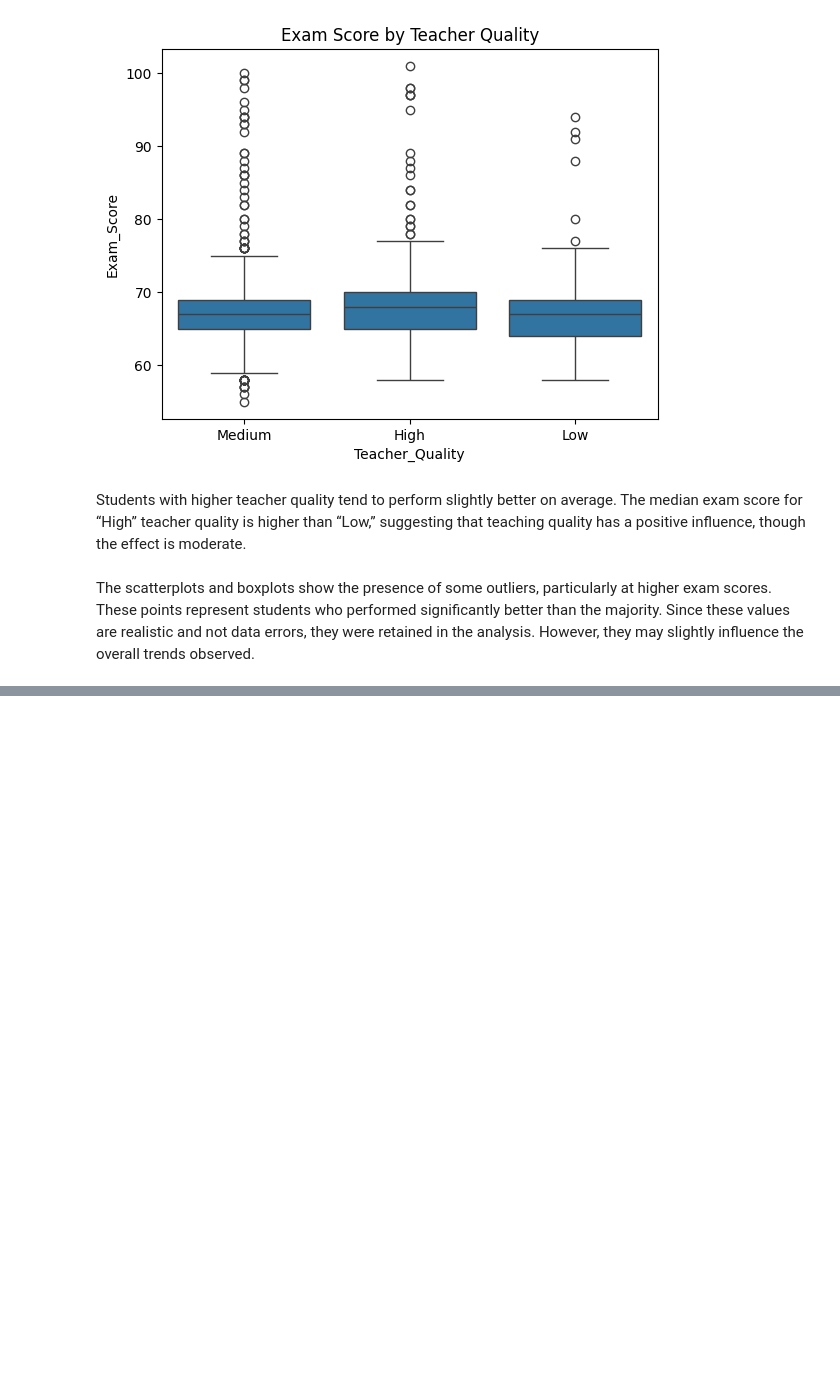
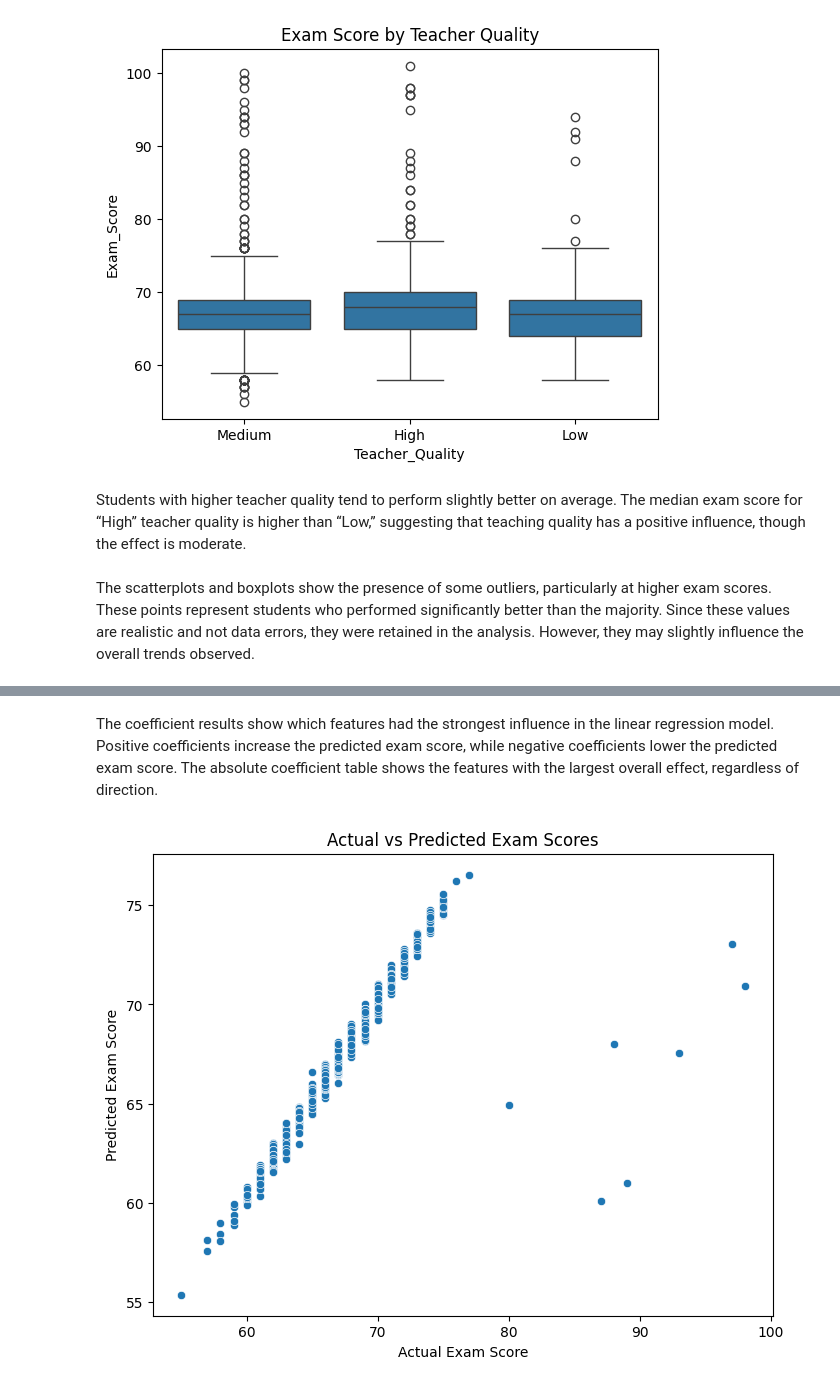
Before and after one commit to sjsu-cs122-s26/studious-studentperformance-education, a Jupyter notebook: notebooks/Project_Assignment_02.ipynb, the cells around one changed output, grey strips where cells are left out. Saved outputs shown, nothing was run; the diff lists cells and outputs as text; code cells hidden in the pictures; blank space fills up the shorter version.

```diff
--- a/notebooks/Project_Assignment_02.ipynb
+++ b/notebooks/Project_Assignment_02.ipynb
@@ -100,5 +110,8 @@ Gender                         0
 Exam_Score                     0
 dtype: int64
 # %%
-df = df.dropna()
+missing_cols = ['Teacher_Quality', 'Parental_Education_Level', 'Distance_from_Home']
+
+for col in missing_cols:
+    df[col] = df[col].fillna(df[col].mode()[0])
 # %% [markdown]
@@ -221,0 +279,11 @@ dtype: float64
+# %% [markdown]
+The coefficient results show which features had the strongest influence in the linear regression model. Positive coefficients increase the predicted exam score, while negative coefficients lower the predicted exam score. The absolute coefficient table shows the features with the largest overall effect, regardless of direction.
+# %%
+plt.figure(figsize=(8, 6))
+sns.scatterplot(x=y_test, y=y_pred)
+plt.xlabel('Actual Exam Score')
+plt.ylabel('Predicted Exam Score')
+plt.title('Actual vs Predicted Exam Scores')
+plt.show()
+# %% [output]
+[figure, added]
```
Also changed, not shown: parts of 28 cells of this notebook, 4 other files.
